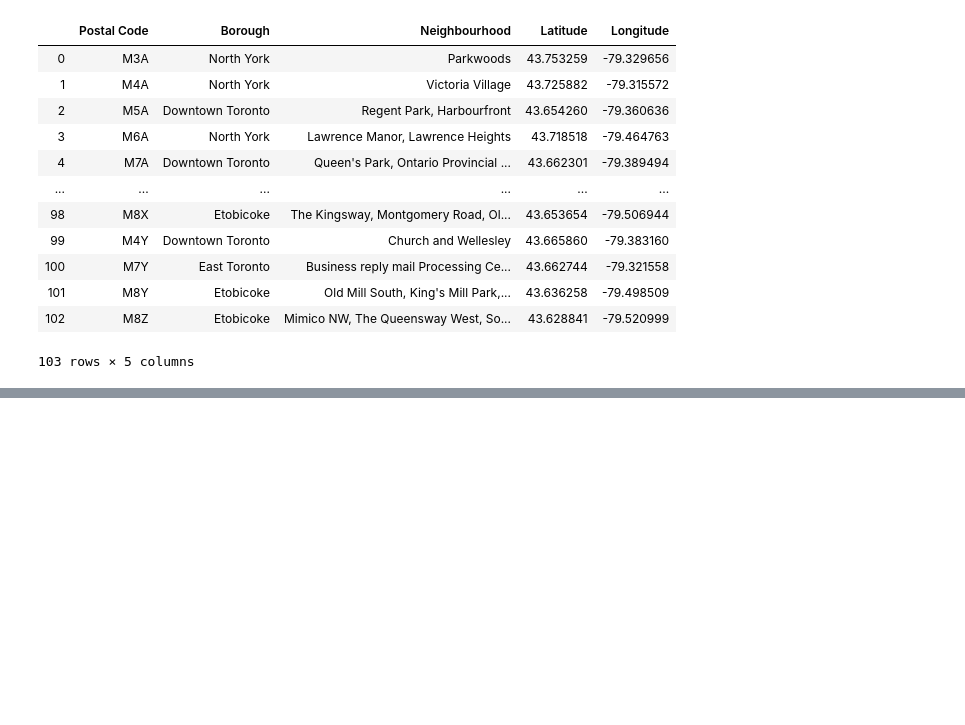
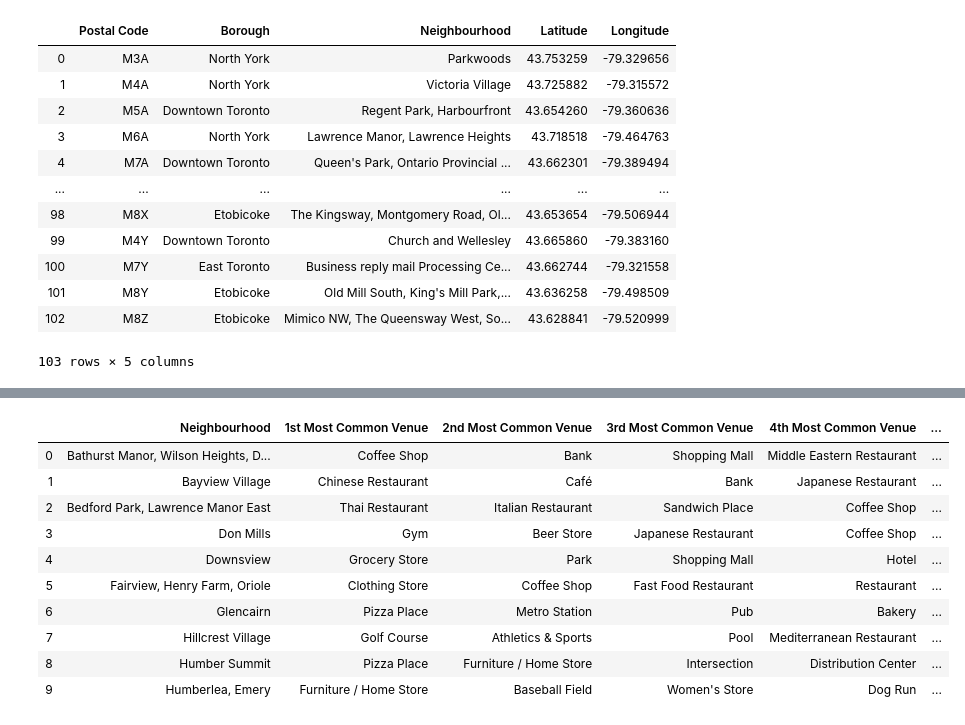
Before and after one commit to jaydenytho/IBM-Capstone-Project, a Jupyter notebook: Segmenting and Clustering Neighborhoods in Toronto - Jayden.ipynb, the cells around one changed output, grey strips where cells are left out. Drawn from its saved outputs; the diff is of its cells as text; code cells hidden in the pictures; blank space fills up the shorter version.

```diff
--- a/Segmenting and Clustering Neighborhoods in Toronto - Jayden.ipynb
+++ b/Segmenting and Clustering Neighborhoods in Toronto - Jayden.ipynb
@@ -116,0 +413,4 @@ new_df
+# %%
+northyork_grouped = northyork_onehot.groupby('Neighbourhood').mean().reset_index()
+print(northyork_grouped)
+print(northyork_grouped.shape)
@@ -116,0 +471,33 @@ new_df
+# %%
+num_top_venues = 5
+
+indicators = ['st', 'nd', 'rd']
+
+# create columns according to number of top venues
+columns = ['Neighbourhood']
+for ind in np.arange(num_top_venues):
+    try:
+        columns.append('{}{} Most Common Venue'.format(ind+1, indicators[ind]))
+    except:
+        columns.append('{}th Most Common Venue'.format(ind+1))
+
+# create a new dataframe
+neighbourhoods_venues_sorted = pd.DataFrame(columns=columns)
+neighbourhoods_venues_sorted['Neighbourhood'] = northyork_grouped['Neighbourhood']
+
+for ind in np.arange(northyork_grouped.shape[0]):
+    neighbourhoods_venues_sorted.iloc[ind, 1:] = return_most_common_venues(northyork_grouped.iloc[ind, :], num_top_venues)
+
+neighbourhoods_venues_sorted.head(10)
+# %% [output]
+|  | Neighbourhood | 1st Most Common Venue | 2nd Most Common Venue | 3rd Most Common Venue | 4th Most Common Venue | ... |
+| 0 | Bathurst Manor, Wilson Heights, D... | Coffee Shop | Bank | Shopping Mall | Middle Eastern Restaurant | ... |
+| 1 | Bayview Village | Chinese Restaurant | Café | Bank | Japanese Restaurant | ... |
+| 2 | Bedford Park, Lawrence Manor East | Thai Restaurant | Italian Restaurant | Sandwich Place | Coffee Shop | ... |
+| 3 | Don Mills | Gym | Beer Store | Japanese Restaurant | Coffee Shop | ... |
+| 4 | Downsview | Grocery Store | Park | Shopping Mall | Hotel | ... |
+| 5 | Fairview, Henry Farm, Oriole | Clothing Store | Coffee Shop | Fast Food Restaurant | Restaurant | ... |
+| 6 | Glencairn | Pizza Place | Metro Station | Pub | Bakery | ... |
+| 7 | Hillcrest Village | Golf Course | Athletics & Sports | Pool | Mediterranean Restaurant | ... |
+| 8 | Humber Summit | Pizza Place | Furniture / Home Store | Intersection | Distribution Center | ... |
+| 9 | Humberlea, Emery | Furniture / Home Store | Baseball Field | Women's Store | Dog Run | ... |
```
Also changed, not shown: parts of 34 cells of this notebook.
